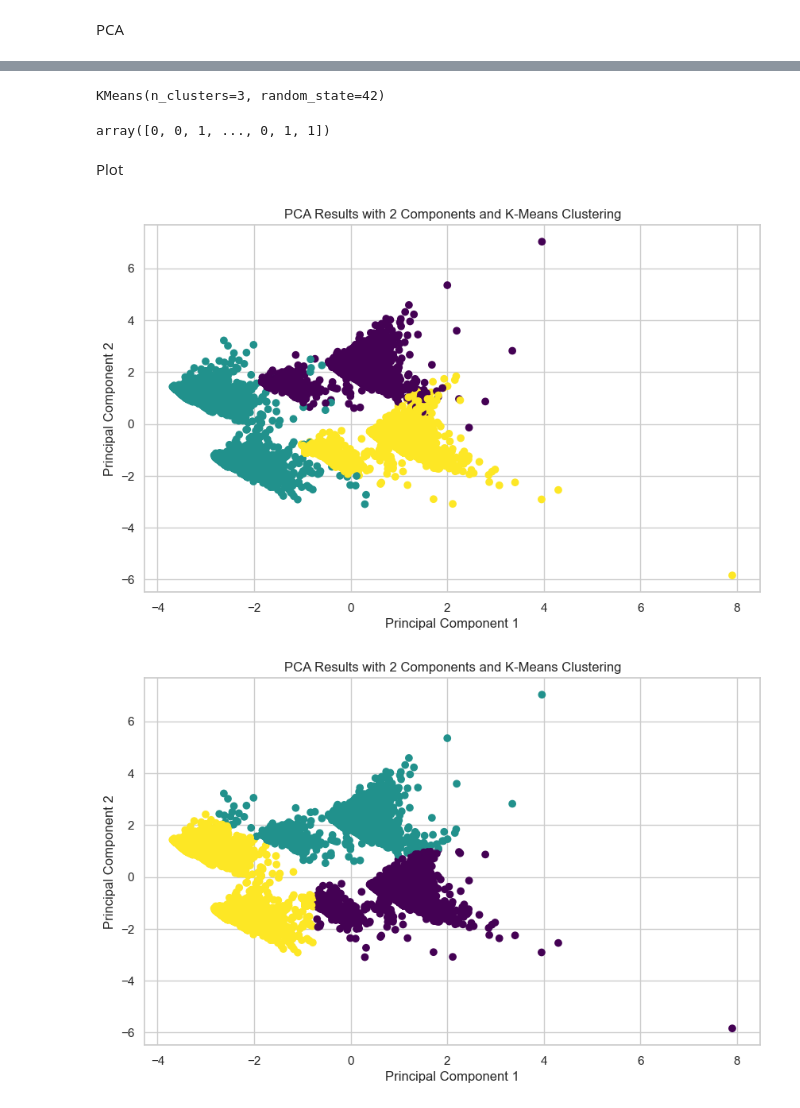
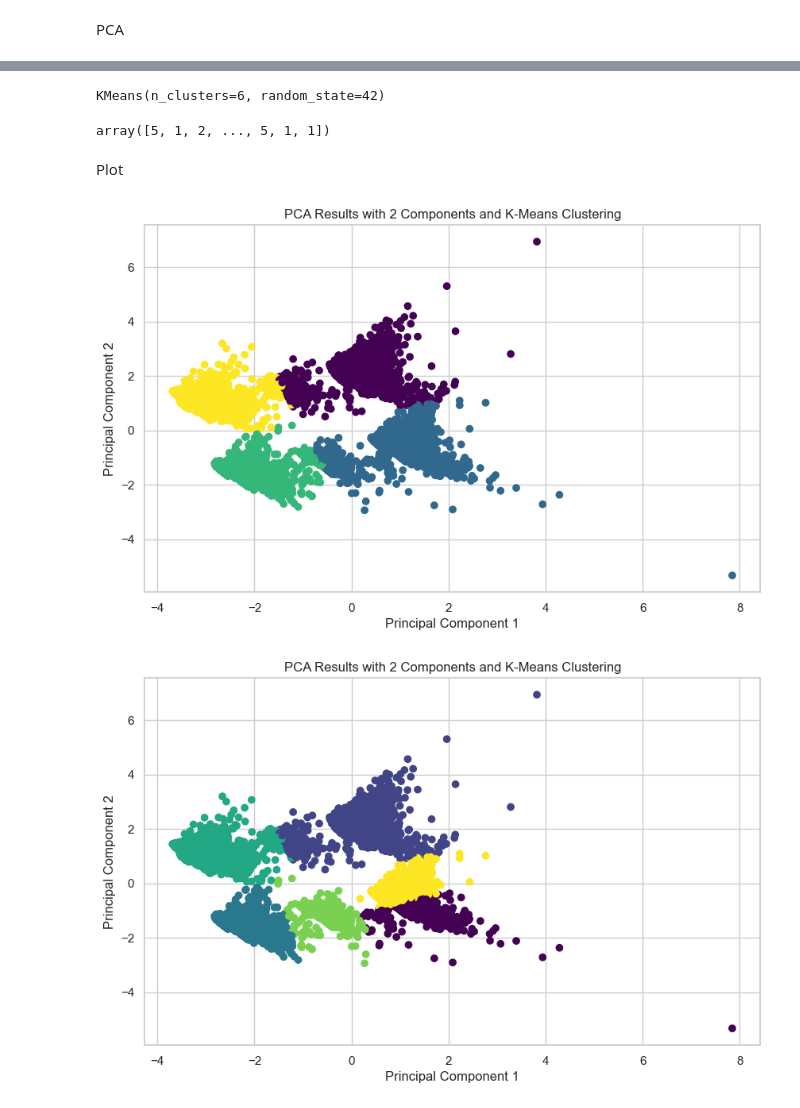
Before and after one commit to peerapat-t/Full-customer-funnel-and-machine-learing, a Jupyter notebook: 02. customer segmentation.ipynb, the cells around one changed output, grey strips where cells are left out. Cells and saved outputs as stored; diff of their text form; code cells hidden in the pictures.

```diff
--- a/02. customer segmentation.ipynb
+++ b/02. customer segmentation.ipynb
@@ -870,41 +912,39 @@ kmeans_scaled_pca = KMeans(n_clusters=k, random_state=42)
 # %%
-kmeans_scaled.fit(df_pca)
+kmeans_k6.fit(df_pca)
 # %% [output]
-KMeans(n_clusters=3, random_state=42)
+KMeans(n_clusters=6, random_state=42)
 # %%
-clusters_pca = kmeans_scaled.predict(df_pca)
+clusters_kmean_k6 = kmeans_k6.predict(df_pca)
-# %%
-clusters_pca
-# %% [output]
-array([0, 0, 1, ..., 0, 1, 1])
+# %%
+clusters_kmean_k6
+# %% [output]
+array([5, 1, 2, ..., 5, 1, 1])
+# %%
+df_pca['cluster (Kmean k=6)'] = clusters_kmean_k6
+df['cluster (Kmean k=6)'] = clusters_kmean_k6
 # %% [markdown]
 Plot
-# %%
-df_pca['cluster (scaled)'] = clusters_scaled
-df_pca['cluster (pca)'] = clusters_pca
 # %%
 sns.set(style="whitegrid")
 
 plt.figure(figsize=(10, 6))
-scatter = plt.scatter(df_pca['Principal Component 1'], df_pca['Principal Component 2'], c=df_pca['cluster (scaled)'], cmap='viridis', label='Cluster Label')
+scatter = plt.scatter(df_pca['Principal Component 1'], df_pca['Principal Component 2'], c=df_pca['cluster (Kmean k=4)'], cmap='viridis', label='Cluster Label')
 
 plt.title('PCA Results with 2 Components and K-Means Clustering')
 plt.xlabel('Principal Component 1')
 plt.ylabel('Principal Component 2')
-
 plt.show()
 # %% [output]
-[figure, old version]
+[figure, new version]
 # %%
 sns.set(style="whitegrid")
 
 plt.figure(figsize=(10, 6))
-plt.scatter(df_pca['Principal Component 1'], df_pca['Principal Component 2'], c=df_pca['cluster (pca)'], cmap='viridis', label='Cluster Label')
+scatter = plt.scatter(df_pca['Principal Component 1'], df_pca['Principal Component 2'], c=df_pca['cluster (Kmean k=6)'], cmap='viridis', label='Cluster Label')
 
 plt.title('PCA Results with 2 Components and K-Means Clustering')
 plt.xlabel('Principal Component 1')
 plt.ylabel('Principal Component 2')
-
 plt.show()
 # %% [output]
-[figure, old version]
+[figure, new version]
```
Also changed, not shown: parts of 44 cells of this notebook, 7 other files.
